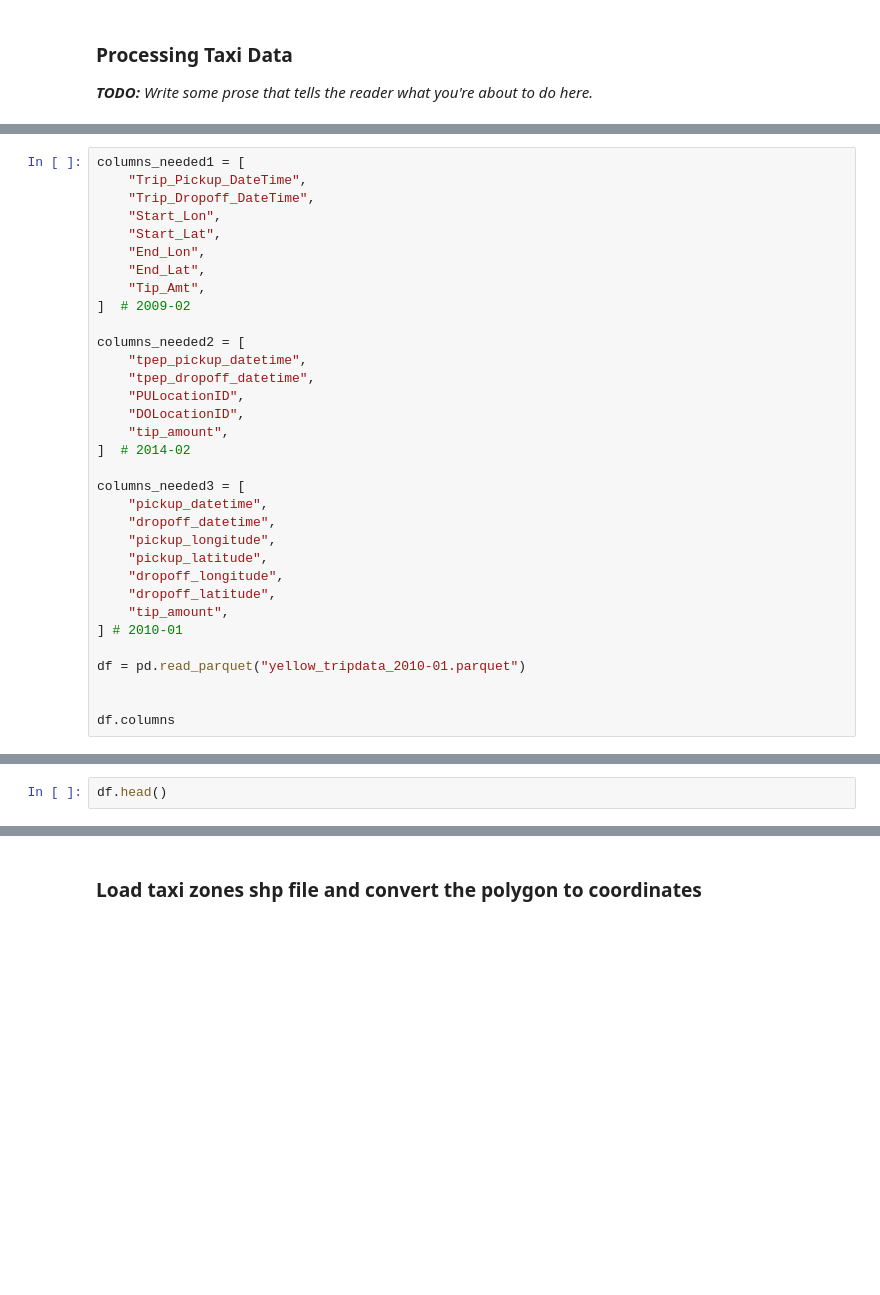
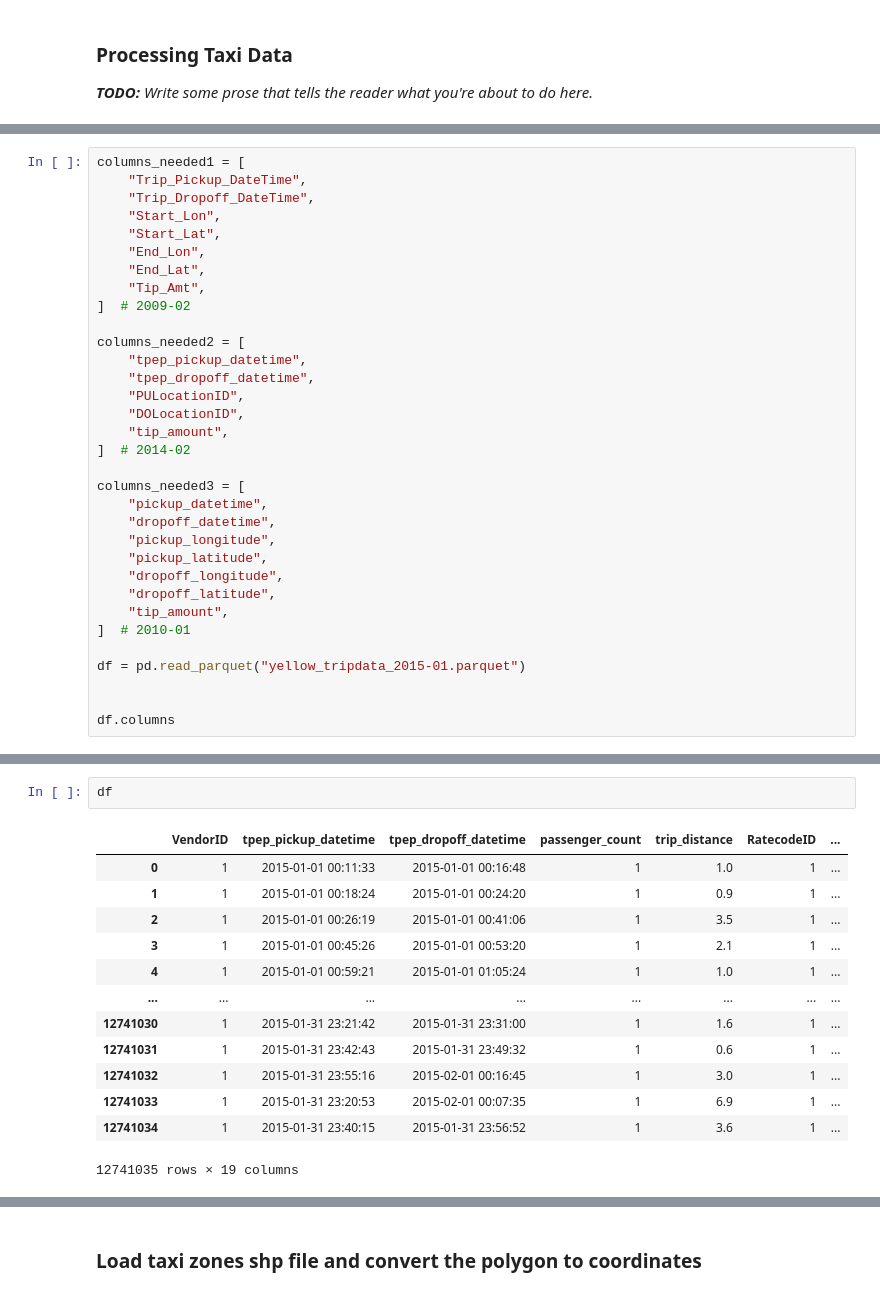
Before and after one commit to Yuchen-Duan/hired-rides-nyc-analysis, a Jupyter notebook: hired-rides-nyc-analysis.ipynb, the cells around one changed output, grey strips where cells are left out. Saved outputs shown, nothing was run; the diff lists cells and outputs as text; blank space fills up the shorter version.

```diff
--- a/hired-rides-nyc-analysis.ipynb
+++ b/hired-rides-nyc-analysis.ipynb
@@ -230,9 +290,9 @@ columns_needed3 = [
     "dropoff_longitude",
     "dropoff_latitude",
     "tip_amount",
-] # 2010-01
+]  # 2010-01
 
-df = pd.read_parquet("yellow_tripdata_2010-01.parquet")
+df = pd.read_parquet("yellow_tripdata_2015-01.parquet")
 
 
 df.columns
@@ -245,4 +305,18 @@ Index(['vendor_id', 'pickup_datetime', 'dropoff_datetime', 'passenger_count',
       dtype='object')
 [interactive output not drawn]
 # %%
-df.head()
+df
+# %% [output]
+|  | VendorID | tpep_pickup_datetime | tpep_dropoff_datetime | passenger_count | trip_distance | RatecodeID | ... |
+| 0 | 1 | 2015-01-01 00:11:33 | 2015-01-01 00:16:48 | 1 | 1.0 | 1 | ... |
+| 1 | 1 | 2015-01-01 00:18:24 | 2015-01-01 00:24:20 | 1 | 0.9 | 1 | ... |
+| 2 | 1 | 2015-01-01 00:26:19 | 2015-01-01 00:41:06 | 1 | 3.5 | 1 | ... |
+| 3 | 1 | 2015-01-01 00:45:26 | 2015-01-01 00:53:20 | 1 | 2.1 | 1 | ... |
+| 4 | 1 | 2015-01-01 00:59:21 | 2015-01-01 01:05:24 | 1 | 1.0 | 1 | ... |
+| ... | ... | ... | ... | ... | ... | ... | ... |
+| 12741030 | 1 | 2015-01-31 23:21:42 | 2015-01-31 23:31:00 | 1 | 1.6 | 1 | ... |
+| 12741031 | 1 | 2015-01-31 23:42:43 | 2015-01-31 23:49:32 | 1 | 0.6 | 1 | ... |
+| 12741032 | 1 | 2015-01-31 23:55:16 | 2015-02-01 00:16:45 | 1 | 3.0 | 1 | ... |
+| 12741033 | 1 | 2015-01-31 23:20:53 | 2015-02-01 00:07:35 | 1 | 6.9 | 1 | ... |
+| 12741034 | 1 | 2015-01-31 23:40:15 | 2015-01-31 23:56:52 | 1 | 3.6 | 1 | ... |
+12741035 rows × 19 columns
```
Also changed, not shown: parts of 17 cells of this notebook.
